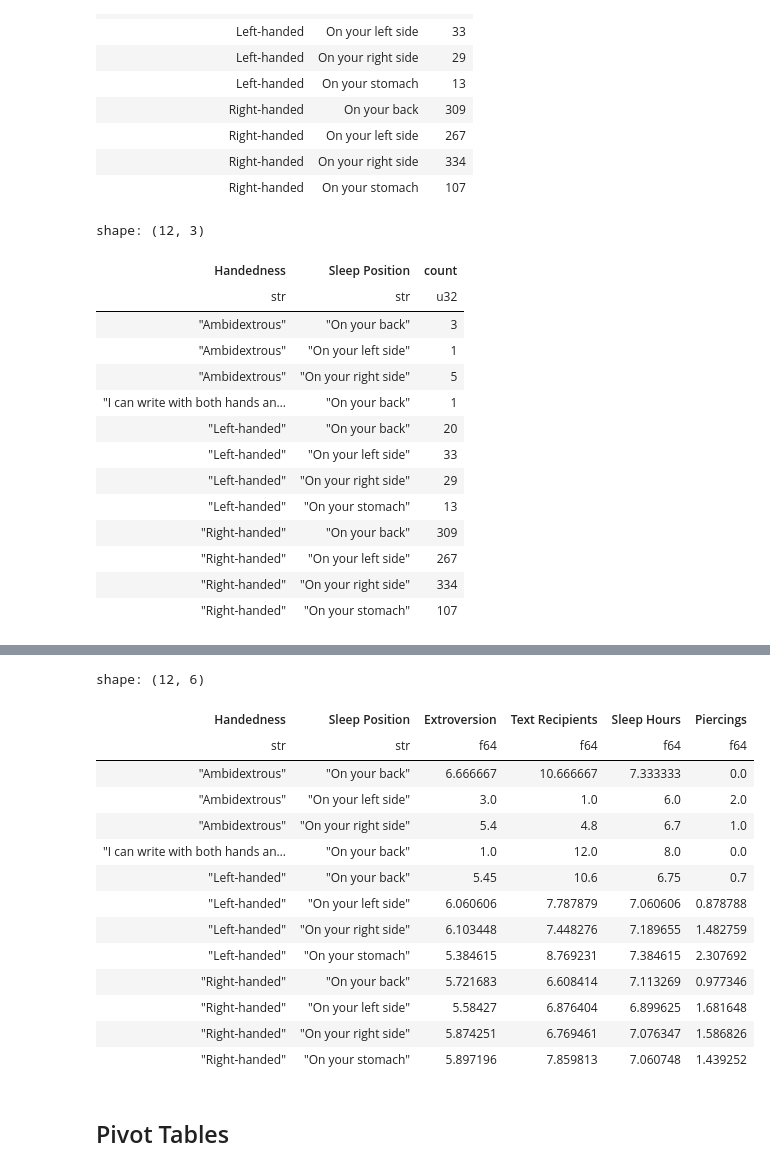
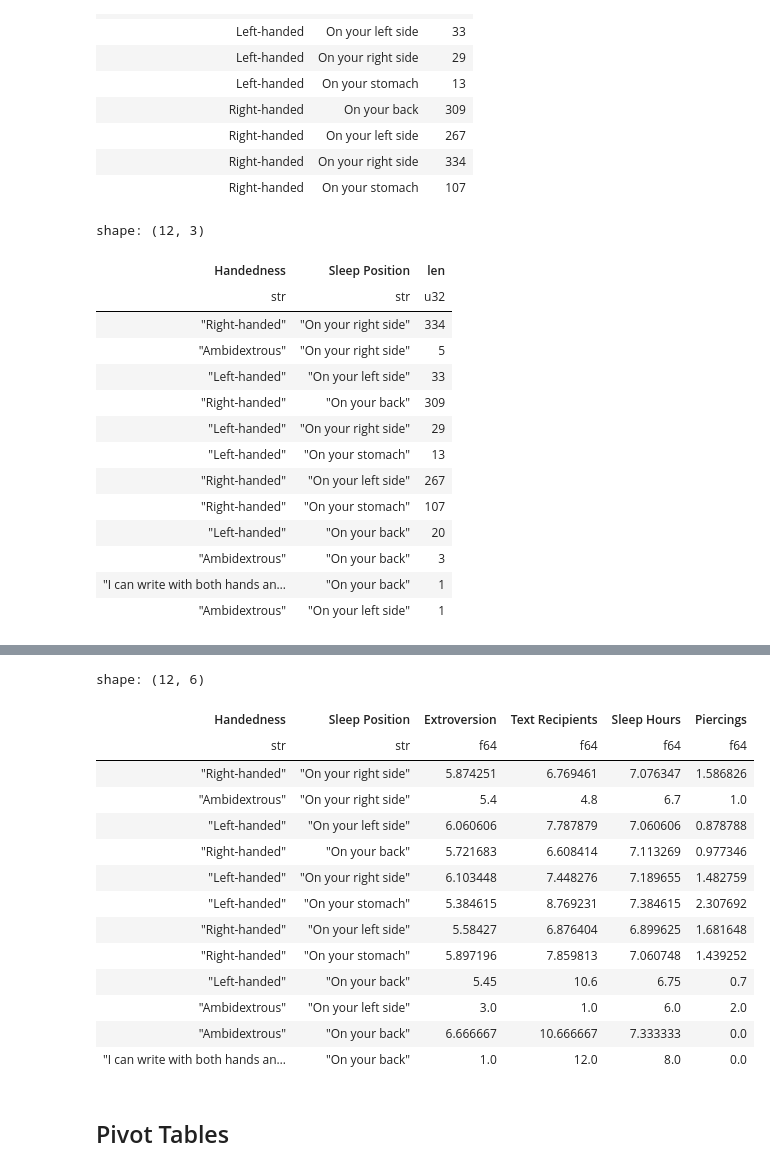
Before and after one commit to dubois-ctds/data8-demo, a Jupyter notebook: lec12/lec12_with_outputs.ipynb, the cells around one changed output, grey strips where cells are left out. Cells and saved outputs as stored; diff of their text form; code cells hidden in the pictures.

```diff
--- a/lec12/lec12_with_outputs.ipynb
+++ b/lec12/lec12_with_outputs.ipynb
@@ -142,24 +135,24 @@ survey.group(['Handedness', 'Sleep Position']).show()
 | Right-handed | On your right side | 334 |
 | Right-handed | On your stomach | 107 |
 # %%
-# polars
-survey_pl.group_by(['Handedness', 'Sleep Position']).len(name='count').sort(['Handedness', 'Sleep Position']).show(None)
+# polars: Note - `.show` shows the specified number of rows, where `None` shows all rows in the df.
+survey_pl.group_by(['Handedness', 'Sleep Position']).len().show(None)
 # %% [output]
 shape: (12, 3)
-| Handedness | Sleep Position | count |
+| Handedness | Sleep Position | len |
 | str | str | u32 |
-| "Ambidextrous" | "On your back" | 3 |
-| "Ambidextrous" | "On your left side" | 1 |
+| "Right-handed" | "On your right side" | 334 |
 | "Ambidextrous" | "On your right side" | 5 |
-| "I can write with both hands an… | "On your back" | 1 |
-| "Left-handed" | "On your back" | 20 |
 | "Left-handed" | "On your left side" | 33 |
+| "Right-handed" | "On your back" | 309 |
 | "Left-handed" | "On your right side" | 29 |
 | "Left-handed" | "On your stomach" | 13 |
-| "Right-handed" | "On your back" | 309 |
 | "Right-handed" | "On your left side" | 267 |
-| "Right-handed" | "On your right side" | 334 |
 | "Right-handed" | "On your stomach" | 107 |
+| "Left-handed" | "On your back" | 20 |
+| "Ambidextrous" | "On your back" | 3 |
+| "I can write with both hands an… | "On your back" | 1 |
+| "Ambidextrous" | "On your left side" | 1 |
 # %%
 # datascience
 survey.group(['Handedness', 'Sleep Position'], np.average).show()
@@ -179,23 +172,23 @@ survey.group(['Handedness', 'Sleep Position'], np.average).show()
 | Right-handed | On your stomach | 5.8972 | 7.85981 | 7.06075 | 1.43925 |
 # %%
 # polars
-survey_pl.group_by(['Handedness', 'Sleep Position']).mean().sort(['Handedness', 'Sleep Position']).show(None)
+survey_pl.group_by(['Handedness', 'Sleep Position']).mean().show(None)
 # %% [output]
 shape: (12, 6)
 | Handedness | Sleep Position | Extroversion | Text Recipients | Sleep Hours | Piercings |
 | str | str | f64 | f64 | f64 | f64 |
-| "Ambidextrous" | "On your back" | 6.666667 | 10.666667 | 7.333333 | 0.0 |
-| "Ambidextrous" | "On your left side" | 3.0 | 1.0 | 6.0 | 2.0 |
+| "Right-handed" | "On your right side" | 5.874251 | 6.769461 | 7.076347 | 1.586826 |
 | "Ambidextrous" | "On your right side" | 5.4 | 4.8 | 6.7 | 1.0 |
-| "I can write with both hands an… | "On your back" | 1.0 | 12.0 | 8.0 | 0.0 |
-| "Left-handed" | "On your back" | 5.45 | 10.6 | 6.75 | 0.7 |
 | "Left-handed" | "On your left side" | 6.060606 | 7.787879 | 7.060606 | 0.878788 |
+| "Right-handed" | "On your back" | 5.721683 | 6.608414 | 7.113269 | 0.977346 |
 | "Left-handed" | "On your right side" | 6.103448 | 7.448276 | 7.189655 | 1.482759 |
 | "Left-handed" | "On your stomach" | 5.384615 | 8.769231 | 7.384615 | 2.307692 |
-| "Right-handed" | "On your back" | 5.721683 | 6.608414 | 7.113269 | 0.977346 |
 | "Right-handed" | "On your left side" | 5.58427 | 6.876404 | 6.899625 | 1.681648 |
-| "Right-handed" | "On your right side" | 5.874251 | 6.769461 | 7.076347 | 1.586826 |
 | "Right-handed" | "On your stomach" | 5.897196 | 7.859813 | 7.060748 | 1.439252 |
+| "Left-handed" | "On your back" | 5.45 | 10.6 | 6.75 | 0.7 |
+| "Ambidextrous" | "On your left side" | 3.0 | 1.0 | 6.0 | 2.0 |
+| "Ambidextrous" | "On your back" | 6.666667 | 10.666667 | 7.333333 | 0.0 |
+| "I can write with both hands an… | "On your back" | 1.0 | 12.0 | 8.0 | 0.0 |
 # %% [markdown]
 ## Pivot Tables
 # %%
```
Also changed, not shown: parts of 17 cells of this notebook, 1 other file.
